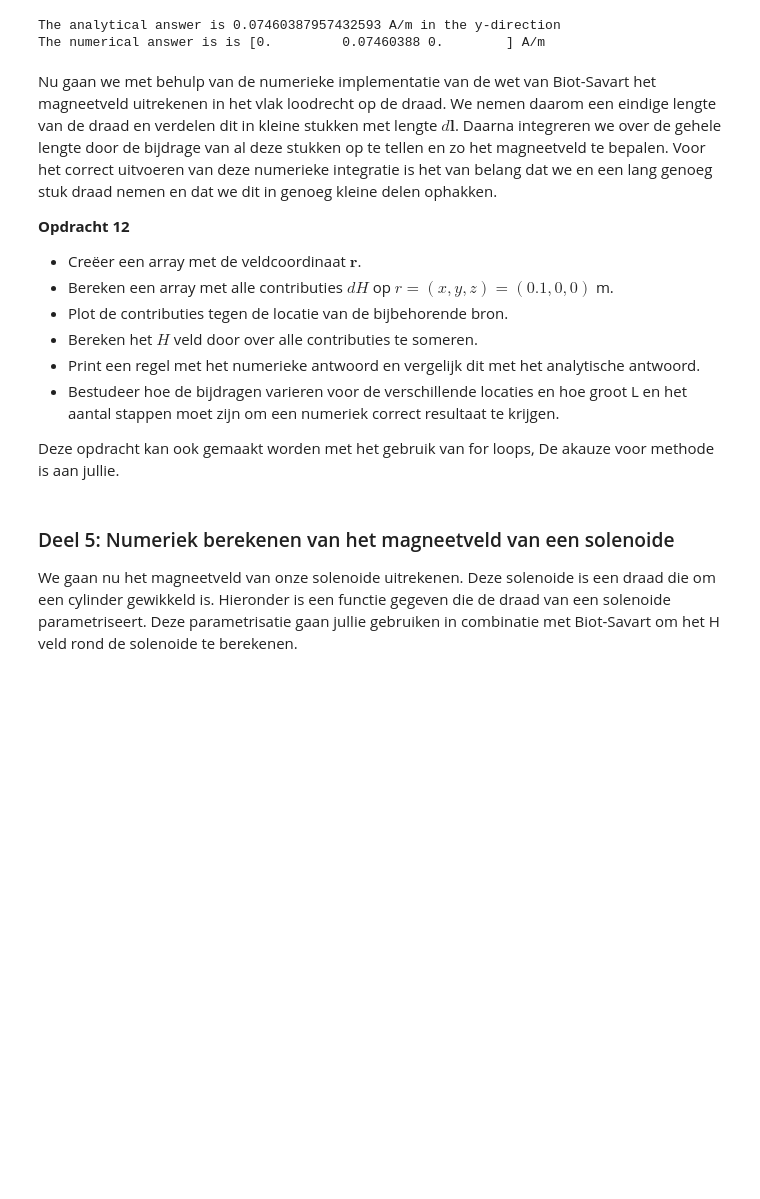
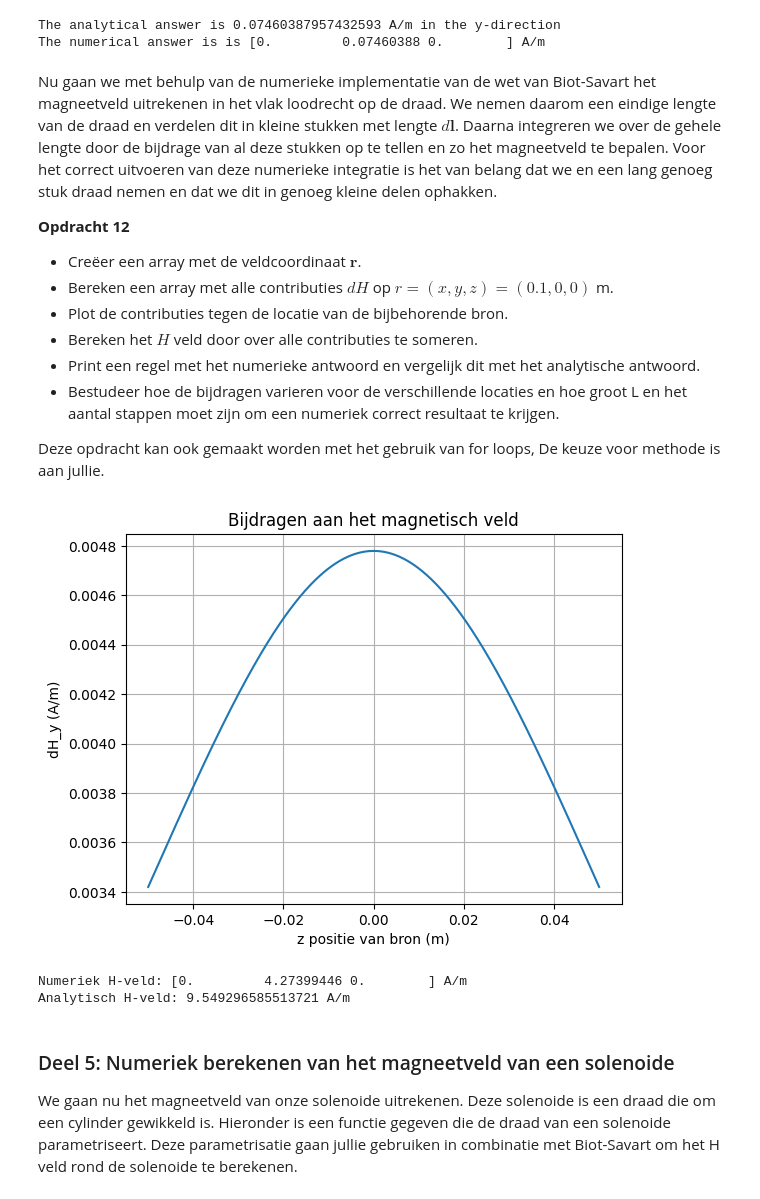
Before and after one commit to PimvanBeers/opdrachten-DEF-D, a Jupyter notebook: 2KrachtactuatorOpdracht/KrachtactuatorOpdracht.ipynb, the cells around one changed output. Drawn from its saved outputs; the diff is of its cells as text; code cells hidden in the pictures; blank space fills up the shorter version.

```diff
--- a/2KrachtactuatorOpdracht/KrachtactuatorOpdracht.ipynb
+++ b/2KrachtactuatorOpdracht/KrachtactuatorOpdracht.ipynb
@@ -328,11 +328,15 @@ L = 0.1
 dl = np.array([0, 0, L / 64])
 r_field=np.array([0.1, 0, 0])
 r_source=np.array([0, 0, 0])
-r_norm = np.linalg.norm(r_field - r_source)
+
 
 
 def field_current_element(r_field, r_source, dl):
-    dH = (I/(4*np.pi))*(np.cross(dl, r_field-r_source))/((r_norm)**3)
+    R = r_field - r_source
+    R_norm = np.linalg.norm(R)
+    if R_norm == 0:
+        return np.array([0, 0, 0])
+    dH = (I/(4*np.pi))*(np.cross(dl,R))/((R_norm)**3)
     # r_field are coordinates at which we want to calculate the field
     # r_source are coordinates of the current source
     # dl is the vector of the length of the current element
@@ -356,11 +360,49 @@ Nu gaan we met behulp van de numerieke implementatie van de wet van Biot-Savart
 * Print een regel met het numerieke antwoord en vergelijk dit met het analytische antwoord.
 * Bestudeer hoe de bijdragen varieren voor de verschillende locaties en hoe groot L en het aantal stappen moet zijn om een numeriek correct resultaat te krijgen.
 
-Deze opdracht kan ook gemaakt worden met het gebruik van for loops, De akauze voor methode is aan jullie.
+Deze opdracht kan ook gemaakt worden met het gebruik van for loops, De keuze voor methode is aan jullie.
 # %%
-###
-###Jullie code hier###
-###
+import matplotlib.pyplot as plt
+
+N = 1000
+
+
+z = np.linspace(-L/2, L/2, N)
+dz = z[1] - z[0]
+dl = np.array([0, 0, dz])
+
+
+dH_list = []
+
+for zi in z:
+    r_source = np.array([0, 0, zi])
+    dH = field_current_element(r_field, r_source, dl)
+    dH_list.append(dH)
+
+dH_array = np.array(dH_list)
+
+
+plt.plot(z, dH_array[:,1])
+plt.xlabel("z positie van bron (m)")
+plt.ylabel("dH_y (A/m)")
+plt.title("Bijdragen aan het magnetisch veld")
+plt.grid()
+plt.show()
+
+
+H_total = np.sum(dH_array, axis=0)
+
+print("Numeriek H-veld:", H_total, "A/m")
+
+
+s = 0.1
+H_analytical = I / (2 * np.pi * s)
+
+print("Analytisch H-veld:", H_analytical, "A/m")
+# %% [output]
+[figure, added]
+Numeriek H-veld: [0.         4.27399446 0.        ] A/m
+Analytisch H-veld: 9.549296585513721 A/m
 # %% [markdown]
 ### Deel 5: Numeriek berekenen van het magneetveld van een solenoide
 
```
Also changed, not shown: parts of 4 cells of this notebook.
